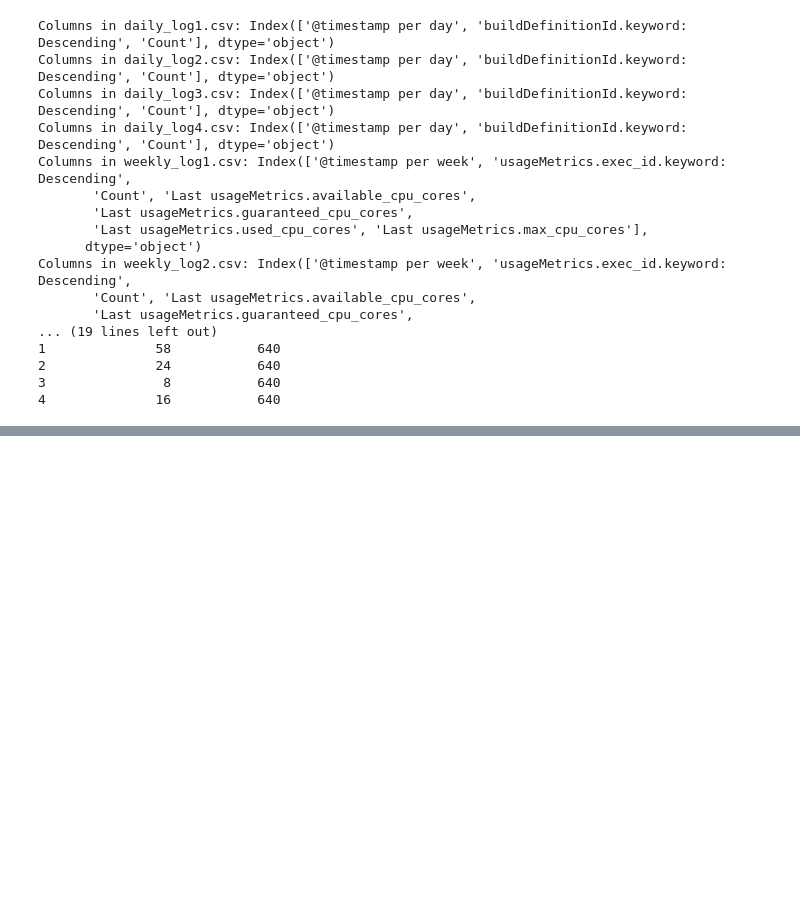
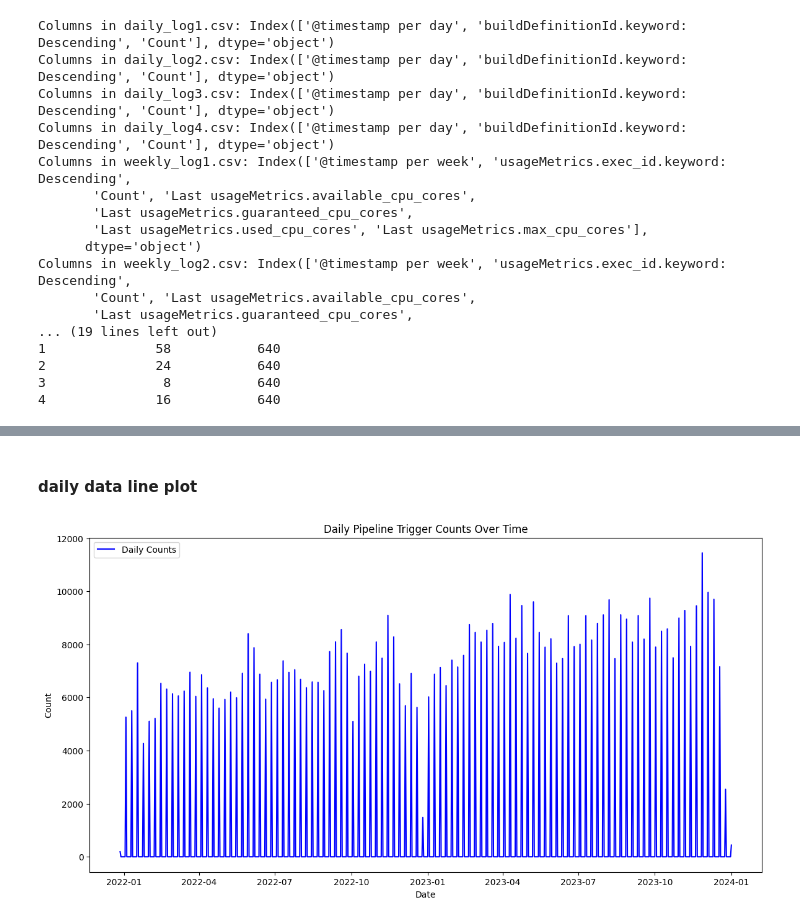
Before and after one commit to droideronline/JenKins-TimeSeries, a Jupyter notebook: Jenkins_TimeSeries.ipynb, the cells around one changed output, grey strips where cells are left out. Drawn from its saved outputs; the diff is of its cells as text; code cells hidden in the pictures; blank space fills up the shorter version.

```diff
--- a/Jenkins_TimeSeries.ipynb
+++ b/Jenkins_TimeSeries.ipynb
@@ -143,0 +112,12 @@ Freq: D, Name: predicted_mean, dtype: float64
+# %% [markdown]
+#### daily data line plot
+# %%
+plt.figure(figsize=(14, 7))
+plt.plot(daily_ts, label='Daily Counts', color='blue')
+plt.title('Daily Pipeline Trigger Counts Over Time')
+plt.xlabel('Date')
+plt.ylabel('Count')
+plt.legend()
+plt.show()
+# %% [output]
+[figure, added]
```
Also changed, not shown: parts of 10 cells of this notebook.
